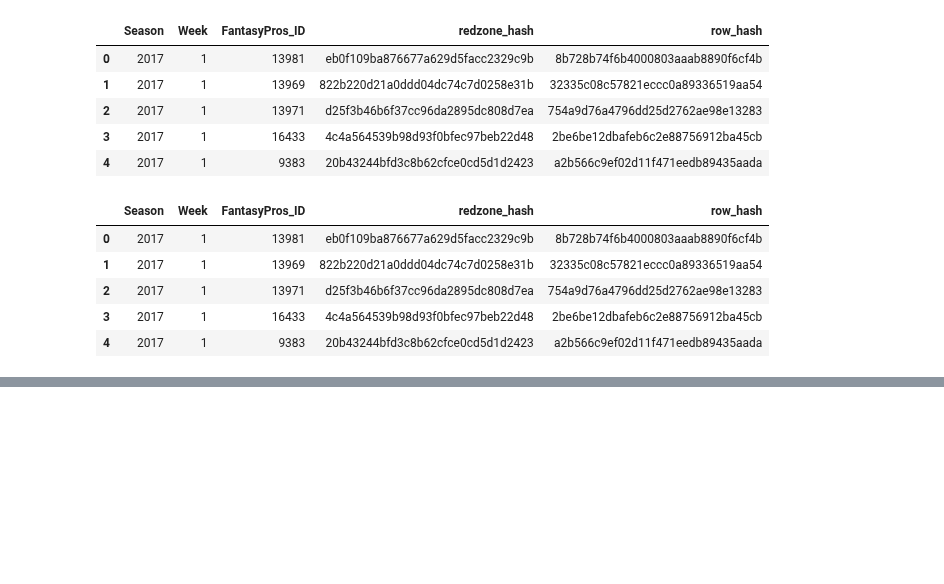
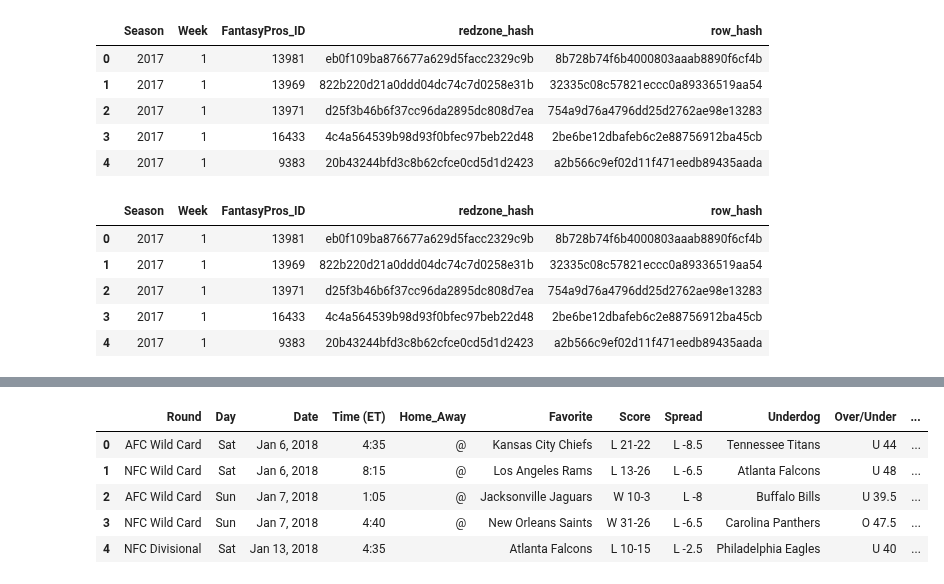
Before and after one commit to ARCtechmo/fanfav, a Jupyter notebook: wr_df.ipynb, the cells around one changed output, grey strips where cells are left out. Drawn from its saved outputs; the diff is of its cells as text; code cells hidden in the pictures; blank space fills up the shorter version.

```diff
--- a/wr_df.ipynb
+++ b/wr_df.ipynb
@@ -2789,0 +2515,51 @@ print(f"📊 Total rows: {tm_game_odds_regular_team_level.shape[0]}")
+# %%
+# Parse each playoff row into game-level dictionaries
+# output: dataframe of the playoff games
+
+# Parse <tr> rows into dictionaries with playoff data
+def parse_playoff_row(row):
+    try:
+        cells = row.find_all('td')
+        if len(cells) < 11:
+            return None  # Skip malformed rows
+
+        # Remove seed info from names (e.g., "BUF (3)" → "BUF")
+        favorite_raw = cells[5].get_text(strip=True).rsplit('(', 1)[0].strip()
+        underdog_raw = cells[9].get_text(strip=True).rsplit('(', 1)[0].strip()
+
+        return {
+            'Round': cells[0].get_text(strip=True),
+            'Day': cells[1].get_text(strip=True),
+            'Date': cells[2].get_text(strip=True),
+            'Time (ET)': cells[3].get_text(strip=True),
+            'Home_Away': cells[4].get_text(strip=True),
+            'Favorite': favorite_raw,
+            'Score': cells[6].get_text(strip=True),
+            'Spread': cells[7].get_text(strip=True),
+            'Underdog': underdog_raw,
+            'Over/Under': cells[10].get_text(strip=True)
+        }
+
+    except Exception as e:
+        print(f"⚠️ Error parsing row: {e}")
+        return None
+
+# Apply the parser
+parsed_playoff_games = []
+
+for season, rows in playoff_table_rows:
+    parsed = [parse_playoff_row(row) for row in rows]
+    parsed = [game for game in parsed if game is not None]
+    for game in parsed:
+        game['season'] = season  # Tag season
+    parsed_playoff_games.extend(parsed)
+
+# Preview the first few
+pd.DataFrame(parsed_playoff_games).head()
+# %% [output]
+|  | Round | Day | Date | Time (ET) | Home_Away | Favorite | Score | Spread | Underdog | Over/Under | ... |
+| 0 | AFC Wild Card | Sat | Jan 6, 2018 | 4:35 | @ | Kansas City Chiefs | L 21-22 | L -8.5 | Tennessee Titans | U 44 | ... |
+| 1 | NFC Wild Card | Sat | Jan 6, 2018 | 8:15 | @ | Los Angeles Rams | L 13-26 | L -6.5 | Atlanta Falcons | U 48 | ... |
+| 2 | AFC Wild Card | Sun | Jan 7, 2018 | 1:05 | @ | Jacksonville Jaguars | W 10-3 | L -8 | Buffalo Bills | U 39.5 | ... |
+| 3 | NFC Wild Card | Sun | Jan 7, 2018 | 4:40 | @ | New Orleans Saints | W 31-26 | L -6.5 | Carolina Panthers | O 47.5 | ... |
+| 4 | NFC Divisional | Sat | Jan 13, 2018 | 4:35 |  | Atlanta Falcons | L 10-15 | L -2.5 | Philadelphia Eagles | U 40 | ... |
```
Also changed, not shown: parts of 34 cells of this notebook.
